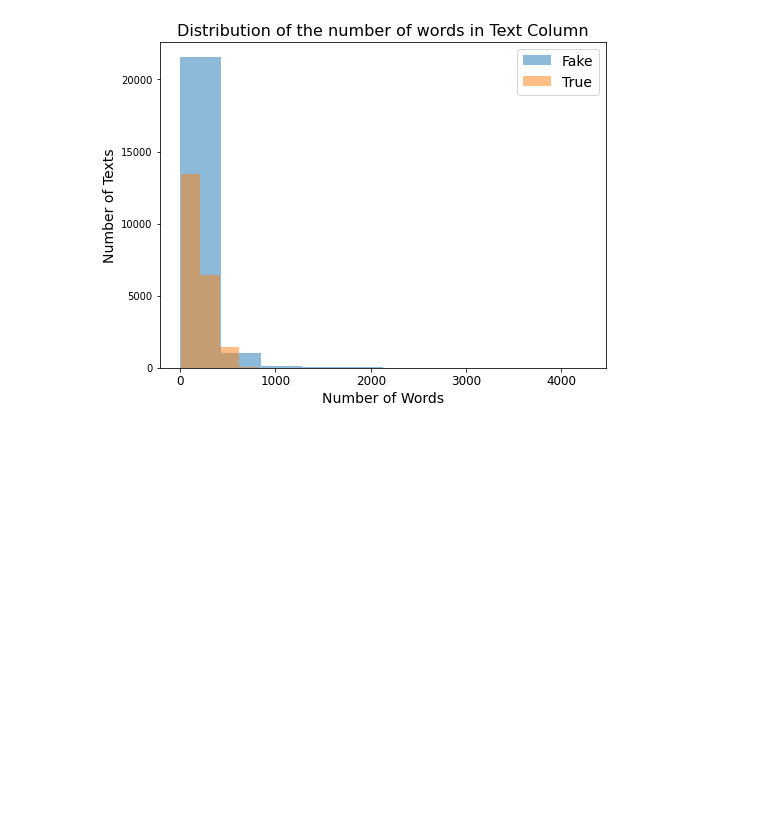
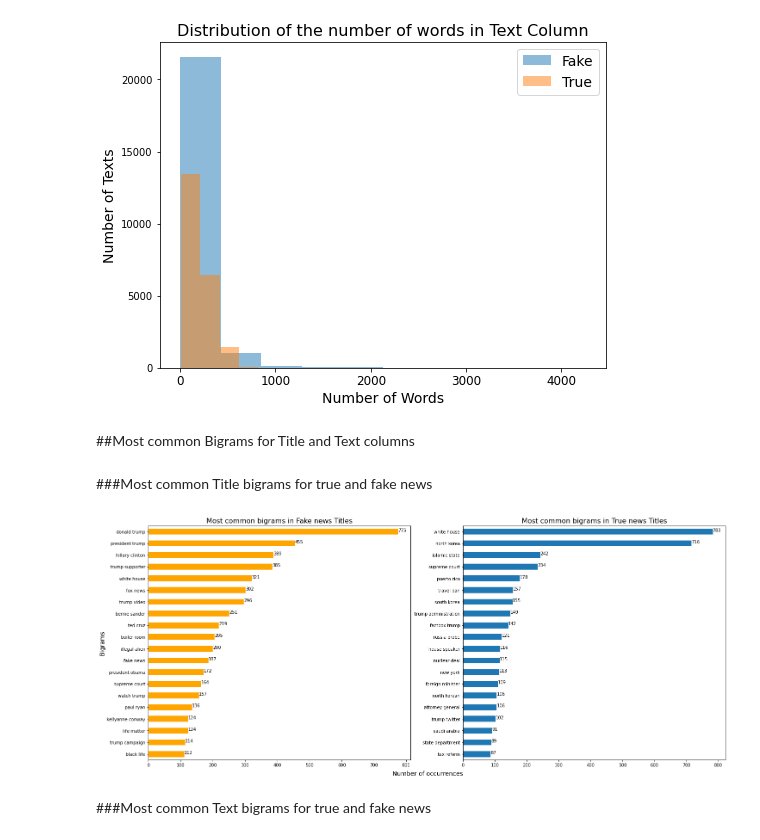
Before and after one commit to konkall/Fake_News_detection, a Jupyter notebook: FakeNewsDetection.ipynb, the cells around one changed output. Drawn from its saved outputs; the diff is of its cells as text; code cells hidden in the pictures; blank space fills up the shorter version.

Commit message:
Data Visualization - Bigrams

```diff
--- a/FakeNewsDetection.ipynb
+++ b/FakeNewsDetection.ipynb
@@ -182,6 +183,9 @@ df_true.to_csv(location_data+'true_preprocessed', index=False)
 # %%
 df_fake = pd.read_csv(location_data+'fake_preprocessed')
 df_true = pd.read_csv(location_data+'true_preprocessed')
+
+df_fake = df_fake[~df_fake.text.isna() & ~df_fake.title.isna()]
+df_true = df_true[~df_true.text.isna() & ~df_true.title.isna()]
 # %% [markdown]
 #Data Overview
 # %% [markdown]
@@ -311,3 +315,49 @@ plt.ylabel('Number of Texts', fontsize = 14)
 plt.show()
 # %% [output]
 [figure]
+# %% [markdown]
+##Most common Bigrams for Title and Text columns
+# %%
+#function that returns the most common bigrams
+def common_bigrams(df, column, N=20):
+  word_vectorizer = CountVectorizer(ngram_range=(2,2), analyzer='word', max_features = N)
+  sparse_matrix = word_vectorizer.fit_transform(df[column])
+  frequencies = sum(sparse_matrix).toarray()[0]
+  bigrams_df = pd.DataFrame(frequencies, index=word_vectorizer.get_feature_names(), columns=['frequency'])
+
+  return bigrams_df.sort_values(by='frequency', ascending=False)[:N]
+# %% [markdown]
+###Most common Title bigrams for true and fake news
+# %%
+df_fake_bigrams = common_bigrams(df_fake, 'title', N=20)
+df_true_bigrams = common_bigrams(df_true, 'title', N=20)
+# %%
+fig = plt.figure(figsize = (30, 18))
+
+#Fake news bigrams barh
+ax = fig.add_subplot(1, 2, 1)
+
+df_fake_bigrams.sort_values(by='frequency', ascending=True).plot.barh( legend=None, figsize = (24,10), color='orange', ax=ax)
+for idx, value in enumerate(list(df_fake_bigrams['frequency'].sort_values(ascending=True))):
+    plt.text(value, idx, str(value), horizontalalignment='left')
+ax.set_title('Most common bigrams in Fake news Titles', fontsize = 16)
+#ax.set_xlabel('Number of occurrences', fontsize = 14)
+ax.set_ylabel('Bigrams', fontsize = 14)
+
+
+#True news bigrams barh
+ax = fig.add_subplot(1, 2, 2)
+
+df_true_bigrams.sort_values(by='frequency', ascending=True).plot.barh( legend=None, figsize = (24,10), ax=ax)
+for idx, value in enumerate(list(df_true_bigrams['frequency'].sort_values(ascending=True))):
+    plt.text(value, idx, str(value), horizontalalignment='left')
+ax.set_title('Most common bigrams in True news Titles', fontsize = 16)
+
+
+fig.text(0.5, 0.08,'Number of occurrences', va='center', ha='center', fontsize=14)
+
+plt.show()
+# %% [output]
+[figure, added]
+# %% [markdown]
+###Most common Text bigrams for true and fake news
```
Also changed, not shown: parts of 4 cells of this notebook.
